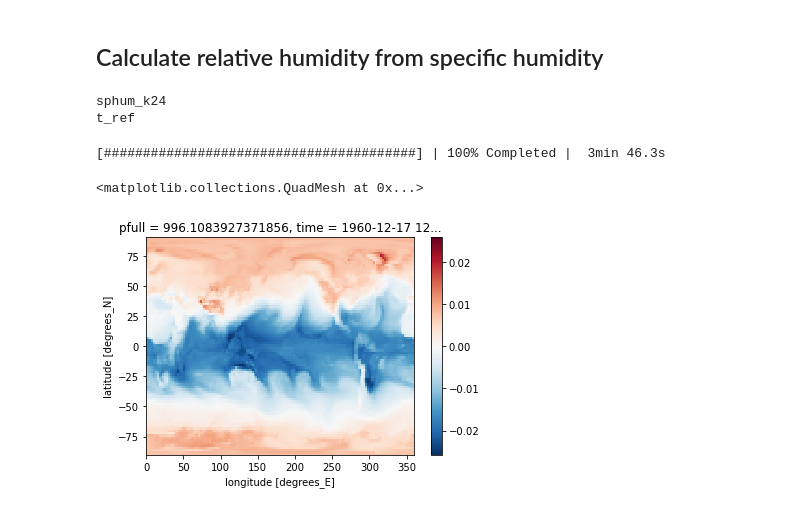
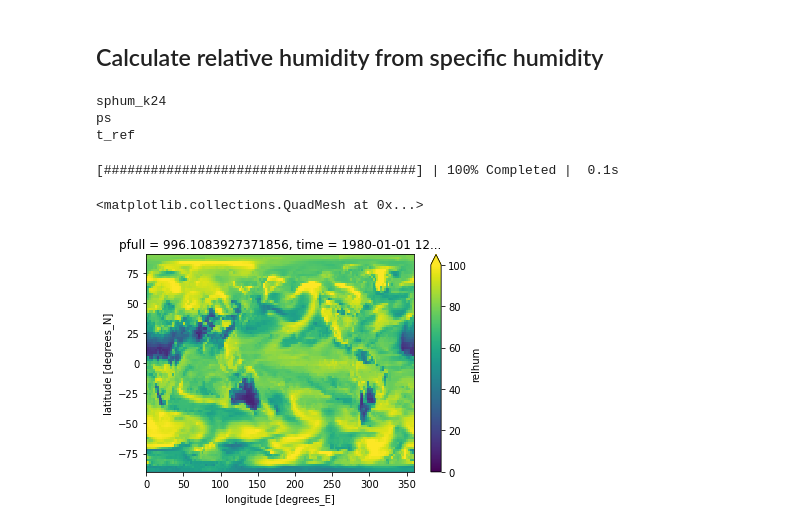
Before and after one commit to gmacgilchrist/esm2m, a Jupyter notebook: notebooks/calc_relhum.ipynb, the cells around one changed output. Drawn from its saved outputs; the diff is of its cells as text; code cells hidden in the pictures.

```diff
--- a/notebooks/calc_relhum.ipynb
+++ b/notebooks/calc_relhum.ipynb
@@ -19,17 +19,15 @@ from dask.diagnostics import ProgressBar
 # Point to model data
 rootdir = '/local/ss23/GFDL_LEs/ATM/RCP85/'
 suffix = '.rcp85.ens101.1950_2100.nc'
-variables = ['sphum_k24','t_ref']
+variables = ['sphum_k24','ps','t_ref']
 ds = xr.Dataset()
 for var in variables:
     print(var)
     ds[var] = xr.open_dataarray(rootdir+var+suffix,chunks={'time':1}).squeeze()
 # %% [output]
 sphum_k24
+ps
 t_ref
-# %%
-# Hack to fake pressure until available
-ds['ps']=ds['pfull'].values*xr.ones_like(ds['t_ref'])
 # %%
 # Assign units to variables
 ds['t_ref'] = ds['t_ref'] * mpunits.degK
@@ -41,15 +39,16 @@ def mpcalc_relative_humidity_from_specific_humidity(specific_humidity, temperatu
                             specific_humidity, temperature, pressure,
                             dask='parallelized',output_dtypes=[specific_humidity.dtype])
 # %%
+ds = ds.sel(time='1980-01-01')
 relhum = mpcalc_relative_humidity_from_specific_humidity(ds['sphum_k24'],ds['t_ref'],ds['ps'])
 relhum.name = 'relhum'
 # %%
 with ProgressBar():
     relhum.load()
 # %% [output]
-[########################################] | 100% Completed |  3min 46.3s
+[########################################] | 100% Completed |  0.1s
-# %%
-relhum.isel(time=4000).plot()
-# %% [output]
-<matplotlib.collections.QuadMesh at 0x...>
-[figure, removed]
+# %%
+(100*relhum).plot(vmin=0,vmax=100)
+# %% [output]
+<matplotlib.collections.QuadMesh at 0x...>
+[figure, added]
```
Also changed, not shown: 4 other files.
